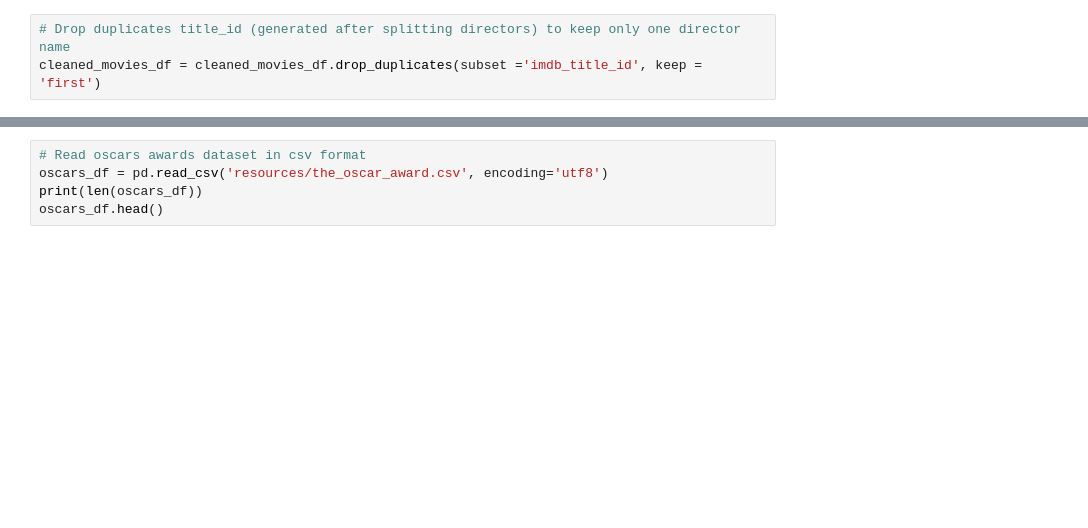
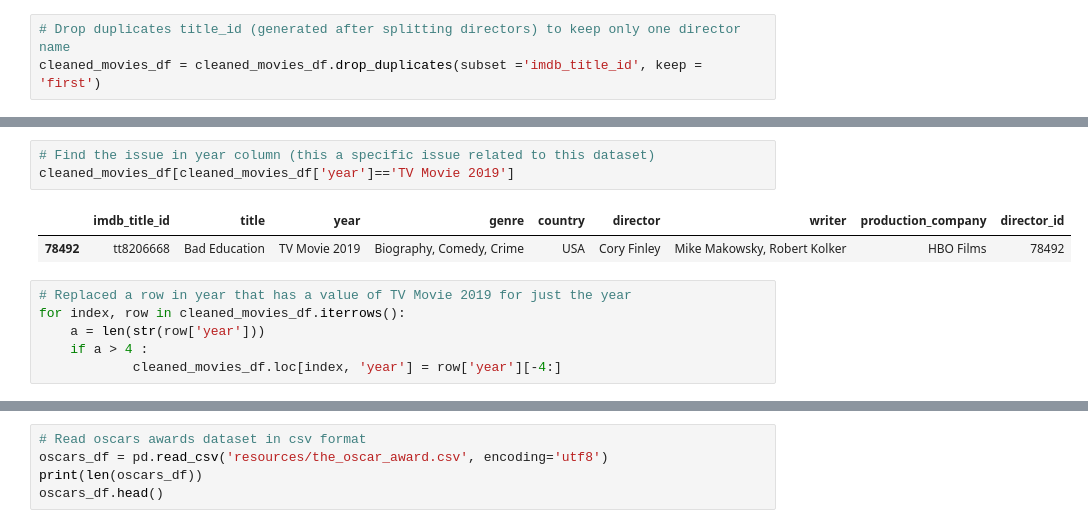
Before and after one commit to gucaselo/ETL-Project, a Jupyter notebook: movies_transform.ipynb, the cells around one changed output, grey strips where cells are left out. Saved outputs shown, nothing was run; the diff lists cells and outputs as text; blank space fills up the shorter version.

```diff
--- a/movies_transform.ipynb
+++ b/movies_transform.ipynb
@@ -86,3 +86,15 @@ cleaned_movies_df.head()
 | 2 | tt0001892 | Den sorte drøm | 1911 | Drama | Germany, Denmark | Urban Gad | Urban Gad, Gebhard Schätzler-Pera... | Fotorama | 2 |
 | 3 | tt0002101 | Cleopatra | 1912 | Drama, History | USA | Charles L. Gaskill | Victorien Sardou | Helen Gardner Picture Players | 3 |
 | 4 | tt0002130 | L'Inferno | 1911 | Adventure, Drama, Fantasy | Italy | Francesco Bertolini | Dante Alighieri | Milano Film | 4 |
+# %%
+# Find the issue in year column (this a specific issue related to this dataset)
+cleaned_movies_df[cleaned_movies_df['year']=='TV Movie 2019']
+# %% [output]
+|  | imdb_title_id | title | year | genre | country | director | writer | production_company | director_id |
+| 78492 | tt8206668 | Bad Education | TV Movie 2019 | Biography, Comedy, Crime | USA | Cory Finley | Mike Makowsky, Robert Kolker | HBO Films | 78492 |
+# %%
+# Replaced a row in year that has a value of TV Movie 2019 for just the year
+for index, row in cleaned_movies_df.iterrows():
+    a = len(str(row['year']))
+    if a > 4 :
+            cleaned_movies_df.loc[index, 'year'] = row['year'][-4:]
```
Also changed, not shown: parts of 1 cell of this notebook, 4 other files.
